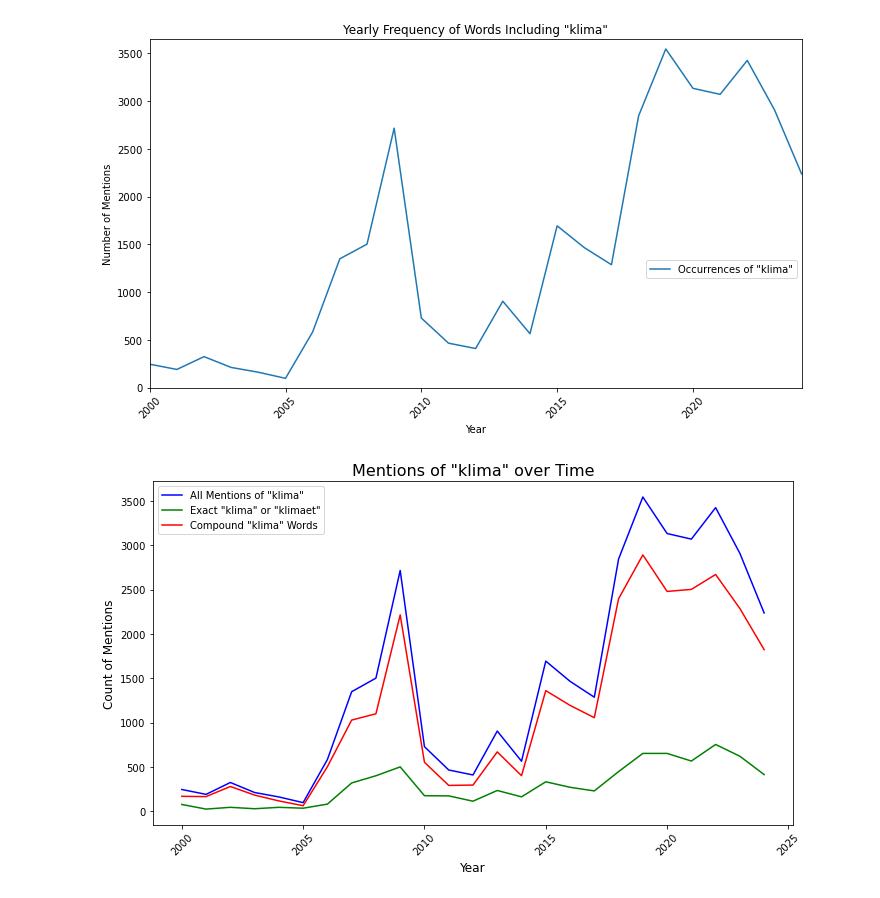
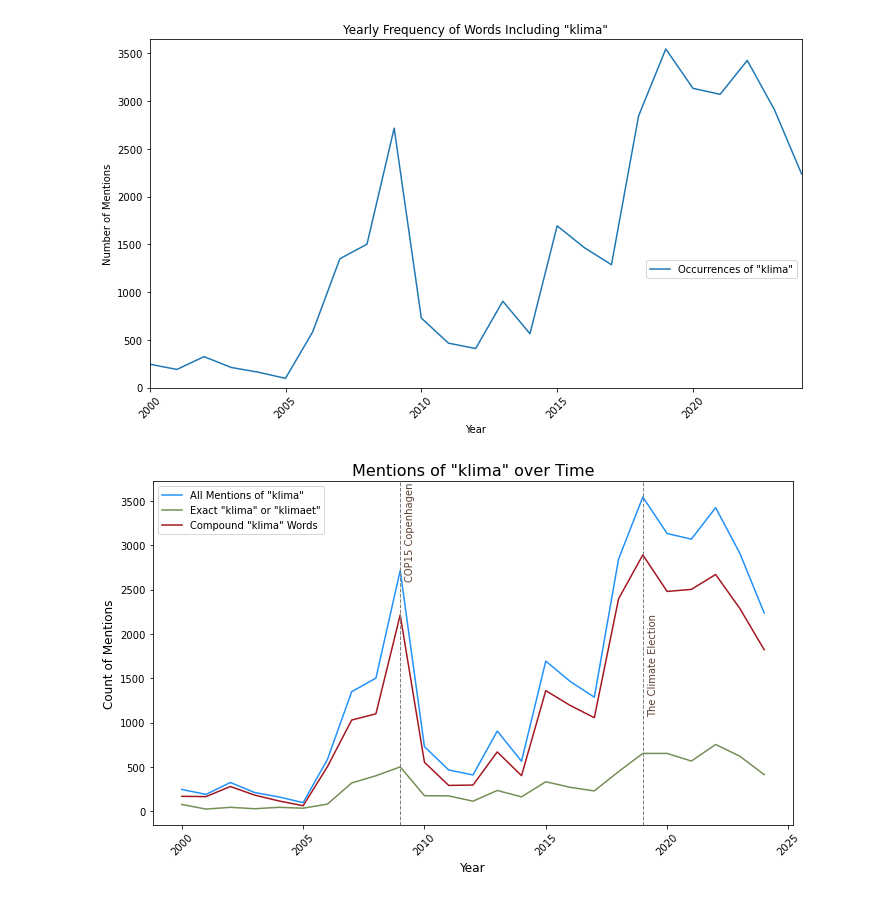
Before and after one commit to Idun9000/DatSci25, a Jupyter notebook: notebooks/look_at_csv.ipynb, the cells around one changed output. Drawn from its saved outputs; the diff is of its cells as text; code cells hidden in the pictures.

```diff
--- a/notebooks/look_at_csv.ipynb
+++ b/notebooks/look_at_csv.ipynb
@@ -179,27 +179,35 @@ plt.savefig('klima_occurrences.png')
 # %%
 import matplotlib.pyplot as plt
 
 # Create the plot
 plt.figure(figsize=(10, 6))
 
 # Plot each series
-plt.plot(klima_all_mentions_per_year.index, klima_all_mentions_per_year.values, label='All Mentions of "klima"', color='blue')
-plt.plot(klimaet_count_per_year_exact.index, klimaet_count_per_year_exact.values, label='Exact "klima" or "klimaet"', color='green')
-plt.plot(compound_klima_count_per_year.index, compound_klima_count_per_year.values, label='Compound "klima" Words', color='red')
+plt.plot(klima_all_mentions_per_year.index, klima_all_mentions_per_year.values, label='All Mentions of "klima"', color='#2191FB')
+plt.plot(klimaet_count_per_year_exact.index, klimaet_count_per_year_exact.values, label='Exact "klima" or "klimaet"', color='#748E54')
+plt.plot(compound_klima_count_per_year.index, compound_klima_count_per_year.values, label='Compound "klima" Words', color='#A31621')
+
+# Add vertical lines and annotations
+plt.axvline(x=2009, color='gray', linestyle='--', linewidth=1)
+plt.text(2009 + 0.2, plt.ylim()[1], 'COP15 Copenhagen', rotation=90, verticalalignment='top', color='#5C4033')
+
+plt.axvline(x=2019, color='gray', linestyle='--', linewidth=1)
+plt.text(2019 + 0.2, plt.ylim()[1]*0.6, 'The Climate Election', rotation=90, verticalalignment='top', color='#5C4033')
+
 
 # Customize the plot
 plt.title('Mentions of "klima" over Time', fontsize=16)
 plt.xlabel('Year', fontsize=12)
 plt.ylabel('Count of Mentions', fontsize=12)
 plt.legend()
 plt.grid(False)
 
 # Show the plot
 plt.xticks(rotation=45)
 plt.tight_layout()
 plt.show()
 # %% [output]
-[figure, old version]
+[figure, new version]
 # %%
 # save klima_df to a new csv file
 klima_df.to_csv('klima_speeches.csv', index=False)
```
